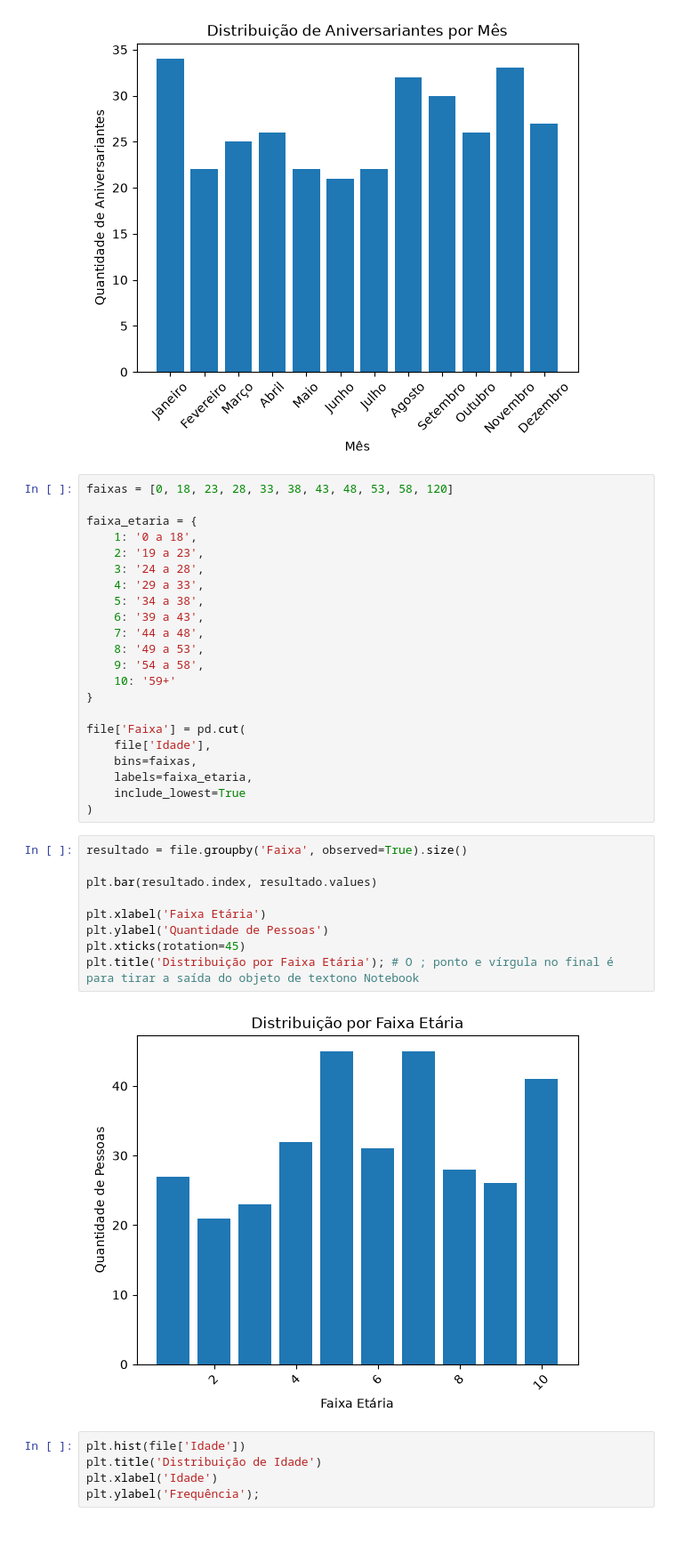
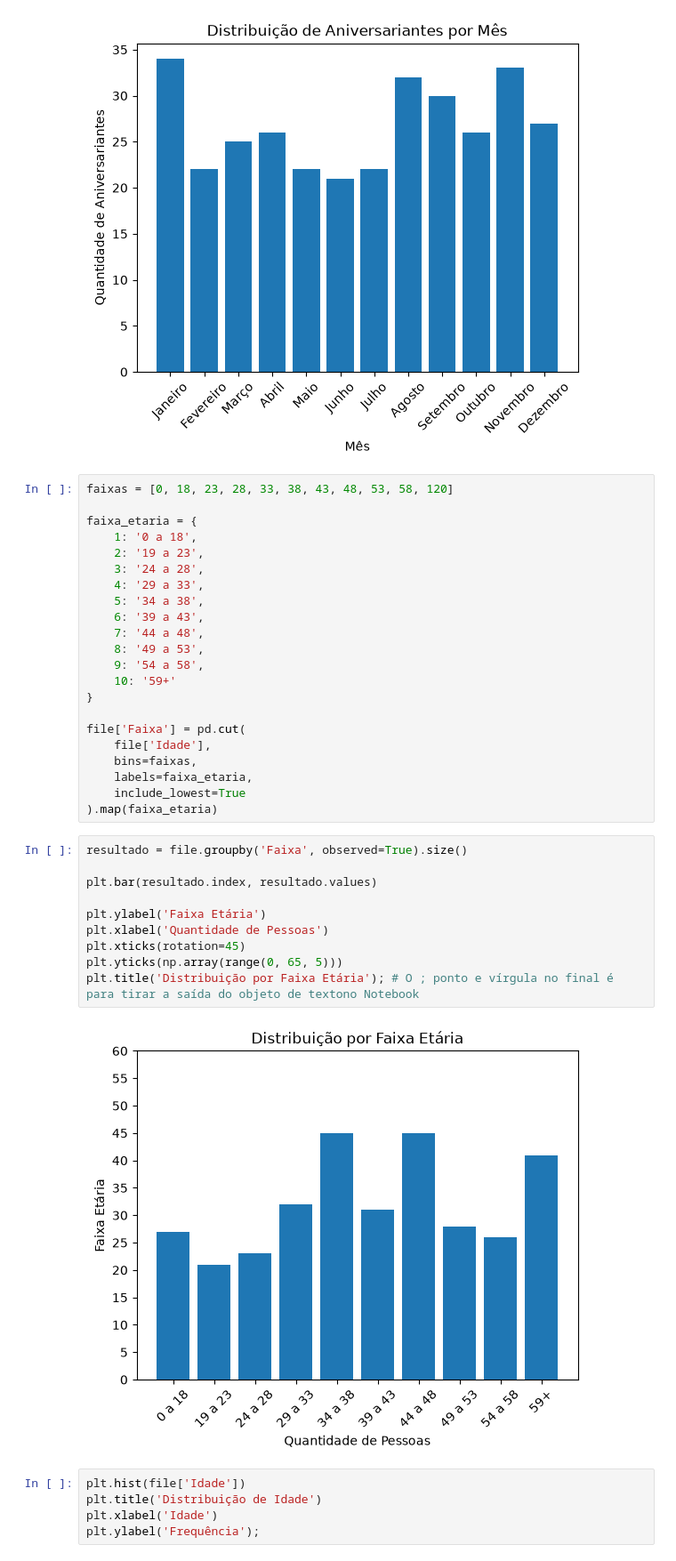
Before and after one commit to yuridelemos/aniversariantes-anpla-bot, a Jupyter notebook: notebooks/visualizacoes_ANPLA.ipynb, the cells around one changed output. Shown at 89% size. Drawn from its saved outputs; the diff is of its cells as text; blank space fills up the shorter version.

Commit message:
Implementation and changes to graphics

```diff
--- a/notebooks/visualizacoes_ANPLA.ipynb
+++ b/notebooks/visualizacoes_ANPLA.ipynb
@@ -88,18 +88,19 @@ file['Faixa'] = pd.cut(
     bins=faixas,
     labels=faixa_etaria,
     include_lowest=True
-)
+).map(faixa_etaria)
 # %%
 resultado = file.groupby('Faixa', observed=True).size()
 
 plt.bar(resultado.index, resultado.values)
 
-plt.xlabel('Faixa Etária')
-plt.ylabel('Quantidade de Pessoas')
+plt.ylabel('Faixa Etária')
+plt.xlabel('Quantidade de Pessoas')
 plt.xticks(rotation=45)
+plt.yticks(np.array(range(0, 65, 5)))
 plt.title('Distribuição por Faixa Etária'); # O ; ponto e vírgula no final é para tirar a saída do objeto de textono Notebook
 # %% [output]
-[figure, old version]
+[figure, new version]
 # %%
 plt.hist(file['Idade'])
 plt.title('Distribuição de Idade')
```
Also changed, not shown: 6 other files.
